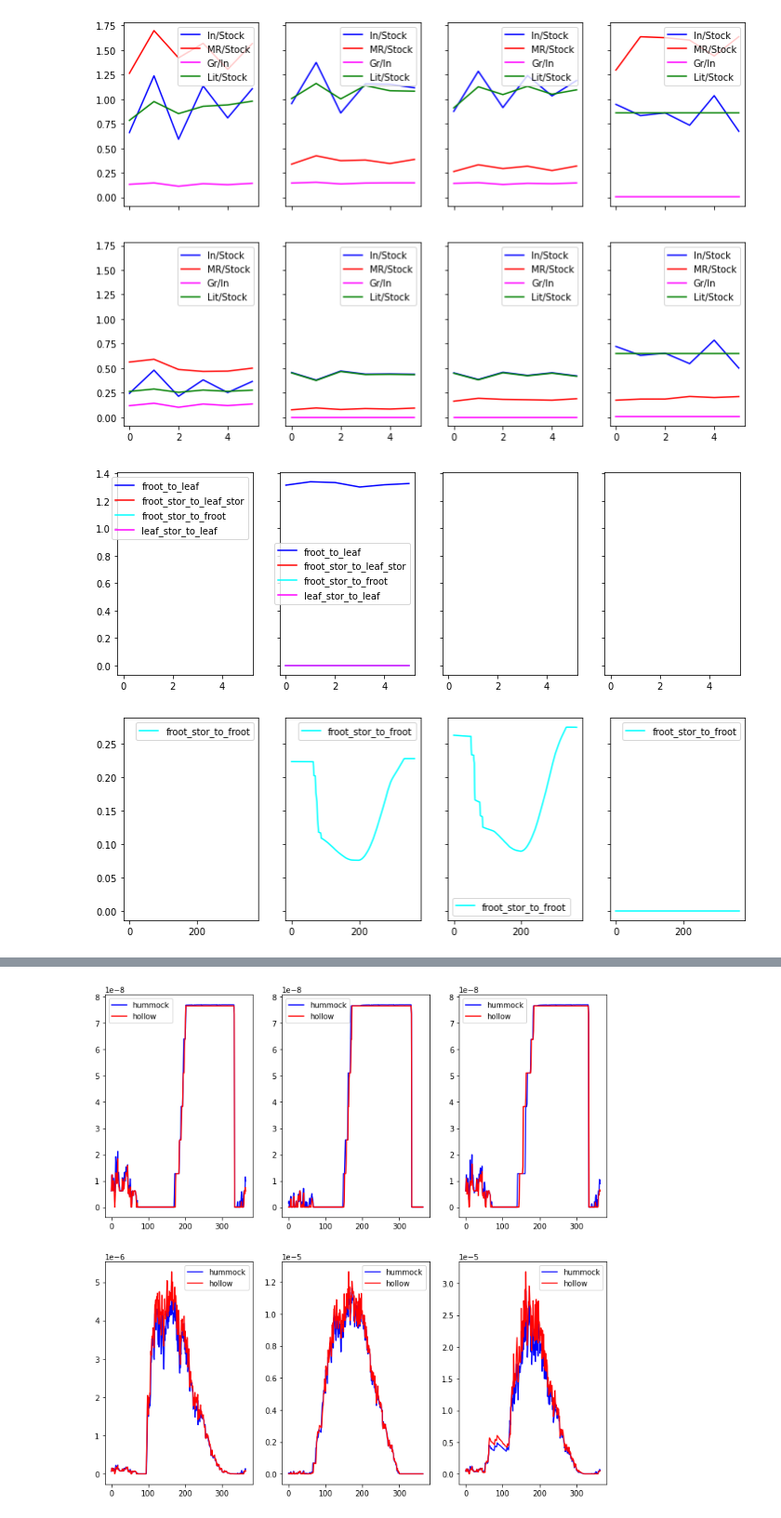
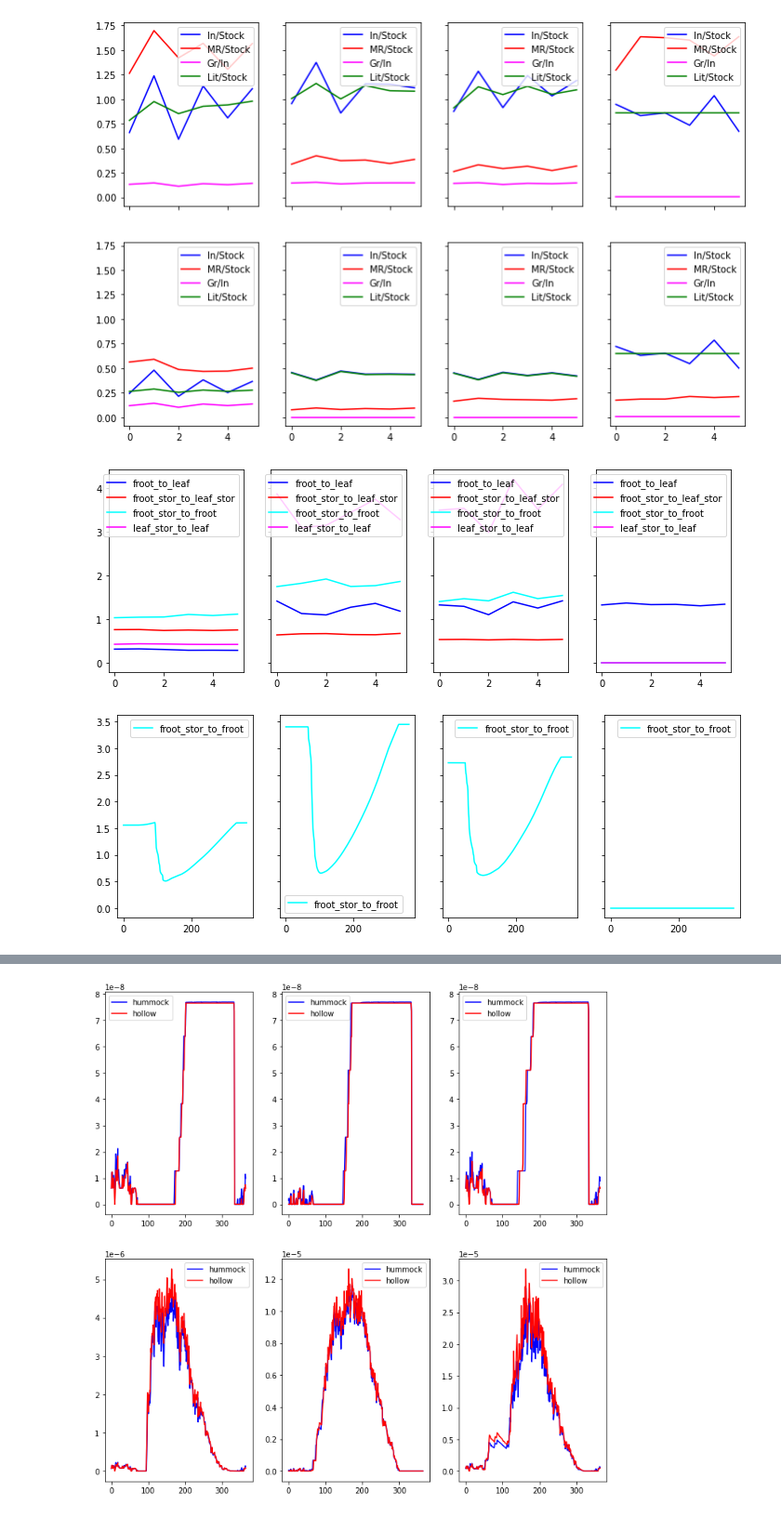
Before and after one commit to ypwong22/elm_nutrients, a Jupyter notebook: process_root_examine_results.ipynb, the cells around one changed output, grey strips where cells are left out. Shown at 93% size. Saved outputs shown, nothing was run; the diff lists cells and outputs as text; code cells hidden in the pictures.

```diff
--- a/process_root_examine_results.ipynb
+++ b/process_root_examine_results.ipynb
@@ -12,10 +12,11 @@ warnings.filterwarnings(action = 'ignore', category = RuntimeWarning)
 # %%
 #casename = 'test_US-SPR_ICB1850CNRDCTCBC_ad_spinup'
 #year_list = range(5, 15)
-casename = '20230623_plot16_US-SPR_ICB20TRCNPRDCTCBC'
+#casename = '20230623_plot16_US-SPR_ICB20TRCNPRDCTCBC'
 #casename = '20230526_plot16_US-SPR_ICB20TRCNPRDCTCBC'
+casename = '20230710_plot16_US-SPR_ICB20TRCNPRDCTCBC'
 year_list = range(2015, 2021)
-file_list = [os.path.join(os.environ['PROJDIR'], 'E3SM', 'output', casename, 'run',
+file_list = [os.path.join(os.environ['PROJD`IR'], 'E3SM', 'output', casename, 'run',
                          f'{casename}.clm2.h2.{y:04g}-01-01-00000.nc') for y in year_list]
 
 hr = xr.open_mfdataset(file_list, decode_times=False)
@@ -306,26 +307,26 @@ for i, pft in enumerate([2, 3, 11, 12]):
 # %%
 # root to leaf
 fig, axes = plt.subplots(1, 4, figsize = (12, 4), sharex = True, sharey = True)
-for i, pft in enumerate([2, 12]): # 3, 11,
+for i, pft in enumerate([2, 3, 11, 12]):
 
     frootc = hr['FROOTC'].resample(time = '1Y').sum()[:, pft] * 0.64 + \
              hr['FROOTC'].resample(time = '1Y').sum()[:, pft + 17] * 0.36
     frootc_stor = hr['FROOTC_STORAGE'].resample(time = '1Y').sum()[:, pft] * 0.64 + \
                   hr['FROOTC_STORAGE'].resample(time = '1Y').sum()[:, pft + 17] * 0.36
 
     leafc = hr['LEAFC'].resample(time = '1Y').sum()[:, pft] * 0.64 + \
             hr['LEAFC'].resample(time = '1Y').sum()[:, pft + 17] * 0.36
     leafc_stor = hr['LEAFC_STORAGE'].resample(time = '1Y').sum()[:, pft] * 0.64 + \
                  hr['LEAFC_STORAGE'].resample(time = '1Y').sum()[:, pft + 17] * 0.36
 
     ax = axes.flat[i]
     ax.plot(frootc / leafc, '-b', label = 'froot_to_leaf')
     ax.plot(frootc_stor / leafc_stor, '-r', label = 'froot_stor_to_leaf_stor')
     ax.plot(frootc_stor / frootc, '-', color = 'cyan', label = 'froot_stor_to_froot')
     ax.plot(leafc_stor / leafc, '-', color = 'magenta', label = 'leaf_stor_to_leaf')
     ax.legend()
 # %% [output]
-[figure, old version]
+[figure, new version]
 # %%
 # root to leaf
 fig, axes = plt.subplots(1, 4, figsize = (12, 4), sharex = True, sharey = True)
@@ -348,7 +349,7 @@ for i, pft in enumerate([2, 3, 11, 12]):
     #ax.plot(leafc_stor / leafc, '-', color = 'magenta', label = 'leaf_stor_to_leaf')
     ax.legend()
 # %% [output]
-[figure, old version]
+[figure, new version]
 # %%
 # allocation ratio
 fig, axes = plt.subplots(1, 4, figsize = (12, 4), sharex = True, sharey = False)
```
Also changed, not shown: parts of 14 cells of this notebook, 19 other files.
